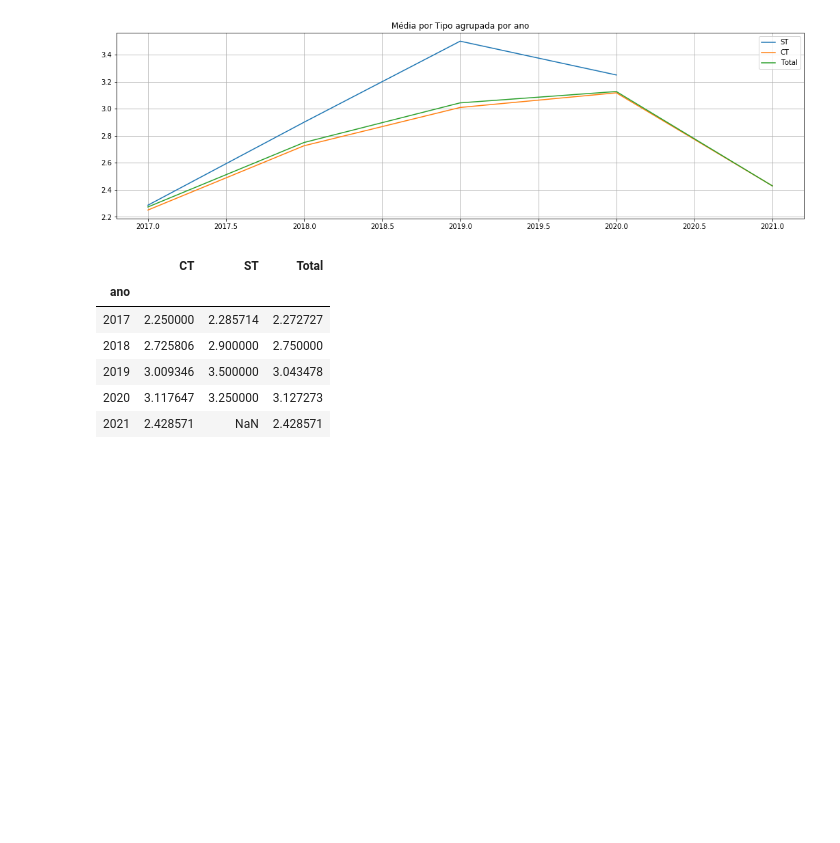
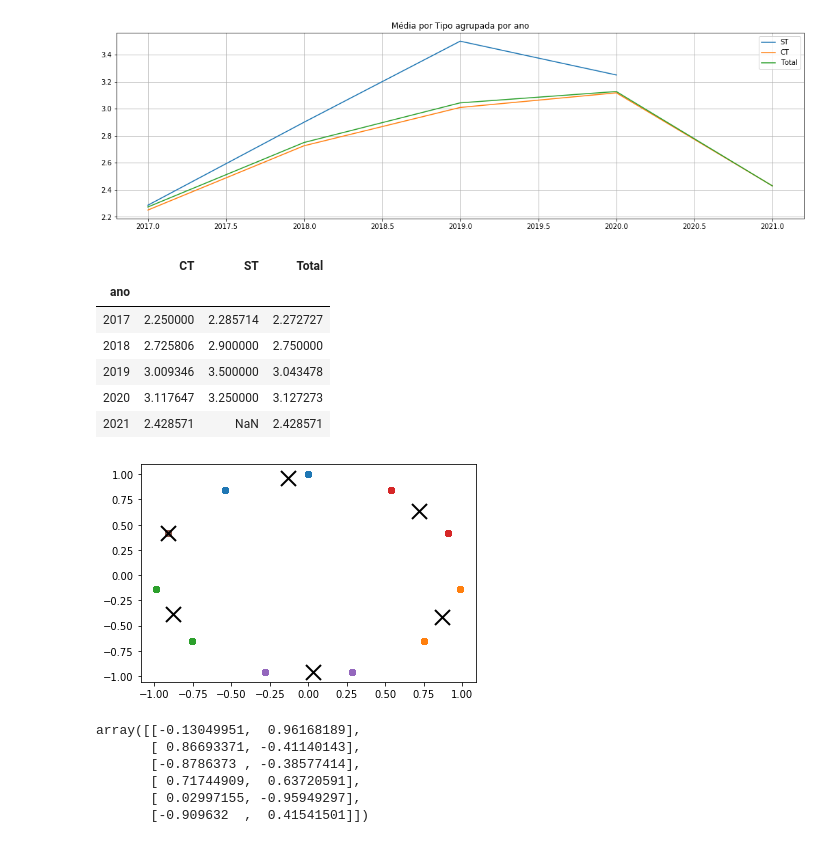
Before and after one commit to jcalheir/efc_slotss, a Jupyter notebook: slot_time/etl_jup.ipynb, the cells around one changed output. Drawn from its saved outputs; the diff is of its cells as text; code cells hidden in the pictures; blank space fills up the shorter version.

Commit message:
Added kmeansshow

```diff
--- a/slot_time/etl_jup.ipynb
+++ b/slot_time/etl_jup.ipynb
@@ -251,3 +251,39 @@ df_med_ano
 | 2019 | 3.009346 | 3.500000 | 3.043478 |
 | 2020 | 3.117647 | 3.250000 | 3.127273 |
 | 2021 | 2.428571 | NaN | 2.428571 |
+# %%
+def kmeansshow(k,X):
+
+    from sklearn import cluster
+    from matplotlib import pyplot
+    import numpy as np
+
+    kmeans = cluster.KMeans(n_clusters=k)
+    kmeans.fit(X)
+
+    labels = kmeans.labels_
+    centroids = kmeans.cluster_centers_
+    #print centroids
+
+    for i in range(k):
+        # select only data observations with cluster label == i
+        ds = X[np.where(labels==i)]
+        # plot the data observations
+        pyplot.plot(ds[:,0],ds[:,1],'o')
+        # plot the centroids
+        lines = pyplot.plot(centroids[i,0],centroids[i,1],'kx')
+        # make the centroid x's bigger
+        pyplot.setp(lines,ms=15.0)
+        pyplot.setp(lines,mew=2.0)
+    pyplot.show()
+    return centroids
+# %%
+kmeansshow(6,data[['x_mes', 'y_mes']].values)
+# %% [output]
+[figure, added]
+array([[-0.13049951,  0.96168189],
+       [ 0.86693371, -0.41140143],
+       [-0.8786373 , -0.38577414],
+       [ 0.71744909,  0.63720591],
+       [ 0.02997155, -0.95949297],
+       [-0.909632  ,  0.41541501]])
```
Also changed, not shown: parts of 3 cells of this notebook.
